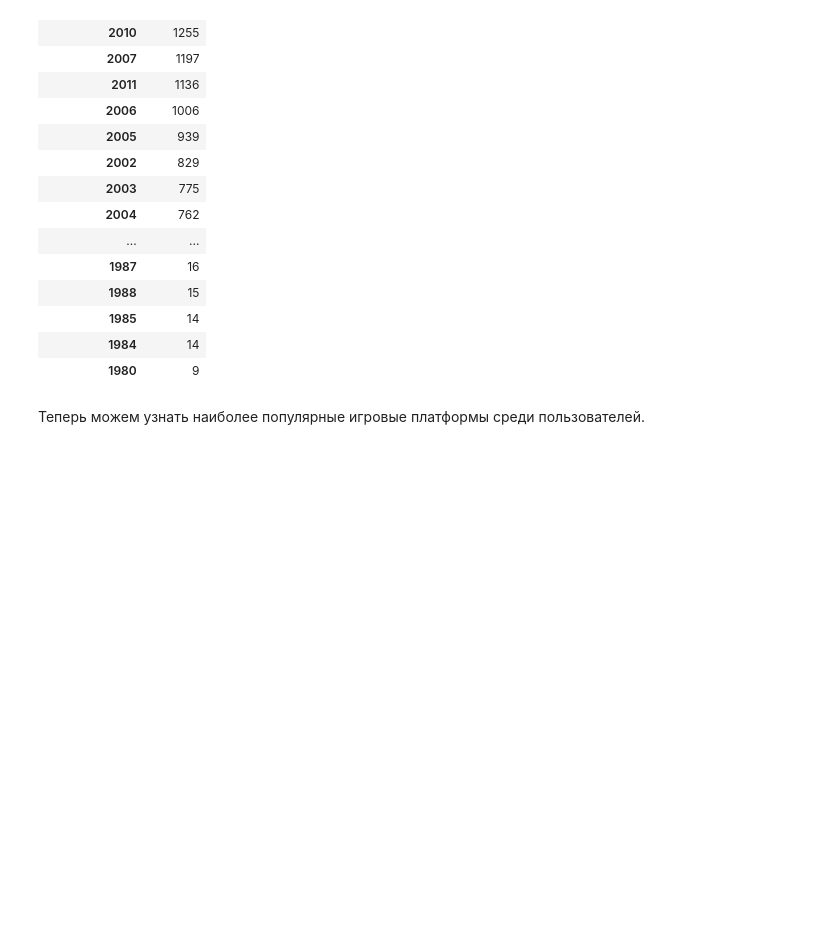
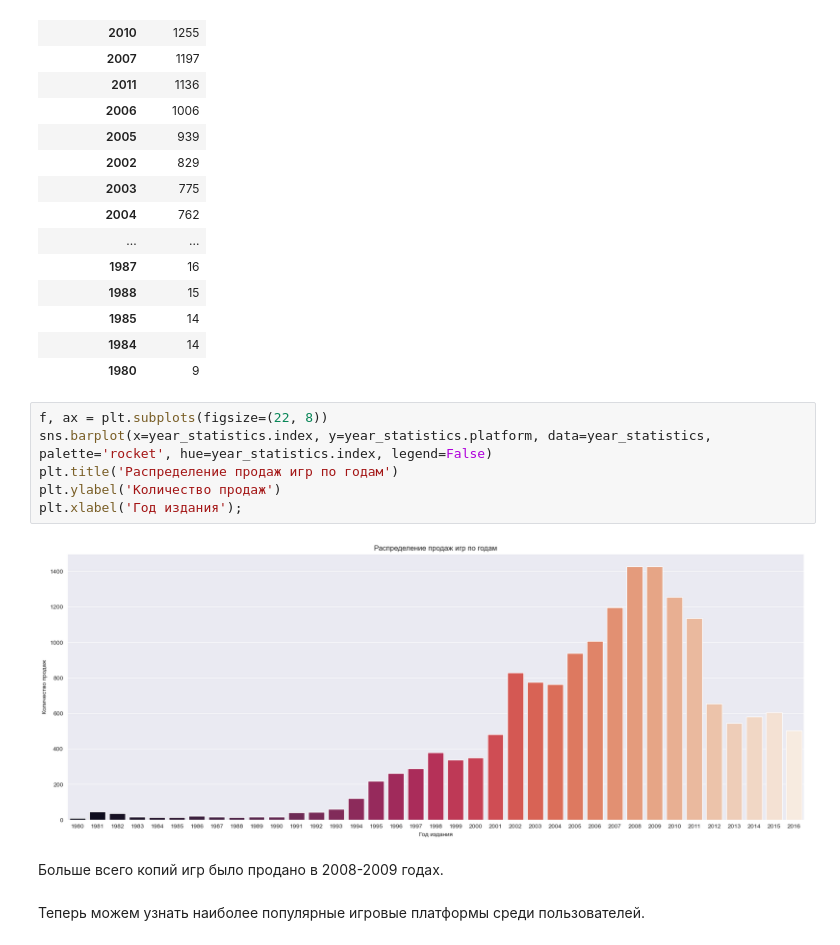
Before and after one commit to liriannamiller/pet_projects, a Jupyter notebook: games_project.ipynb, the cells around one changed output. Cells and saved outputs as stored; diff of their text form; blank space fills up the shorter version.

```diff
--- a/games_project.ipynb
+++ b/games_project.ipynb
@@ -74,6 +128,16 @@ year_statistics.sort_values(by='platform', ascending=False)
 | 1985 | 14 |
 | 1984 | 14 |
 | 1980 | 9 |
+# %%
+f, ax = plt.subplots(figsize=(22, 8))
+sns.barplot(x=year_statistics.index, y=year_statistics.platform, data=year_statistics, palette='rocket', hue=year_statistics.index, legend=False)
+plt.title('Распределение продаж игр по годам')
+plt.ylabel('Количество продаж')
+plt.xlabel('Год издания');
+# %% [output]
+[figure, added]
+# %% [markdown]
+Больше всего копий игр было продано в 2008-2009 годах.
 # %% [markdown]
 Теперь можем узнать наиболее популярные игровые платформы среди пользователей.
 # %%
```
Also changed, not shown: parts of 85 cells of this notebook.
